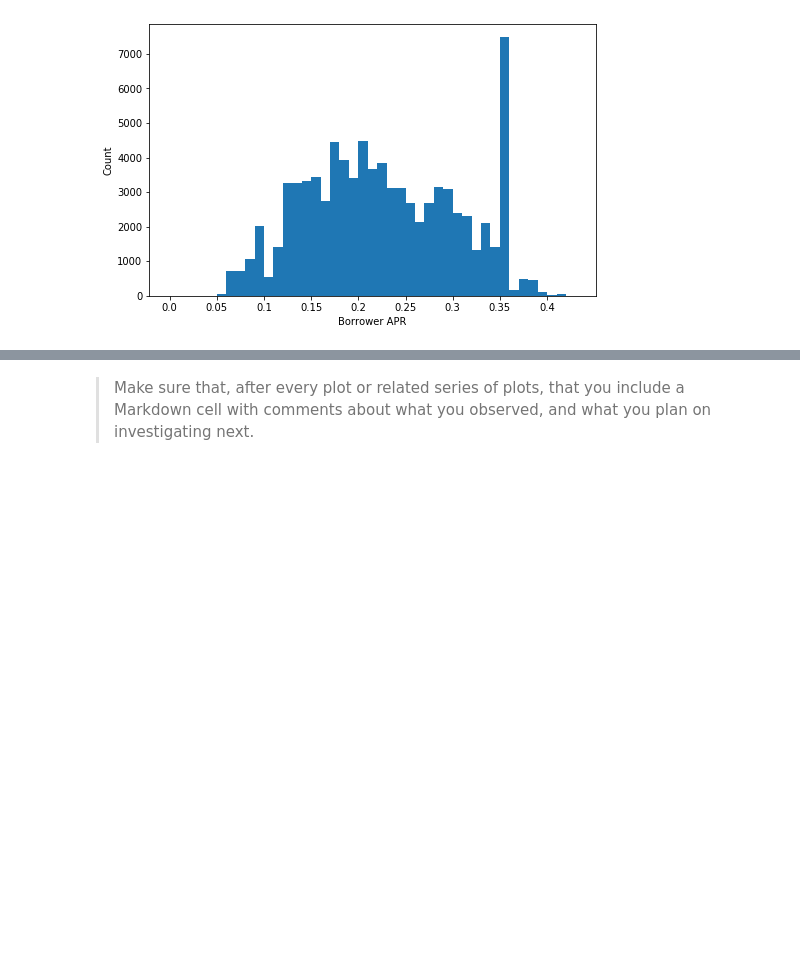
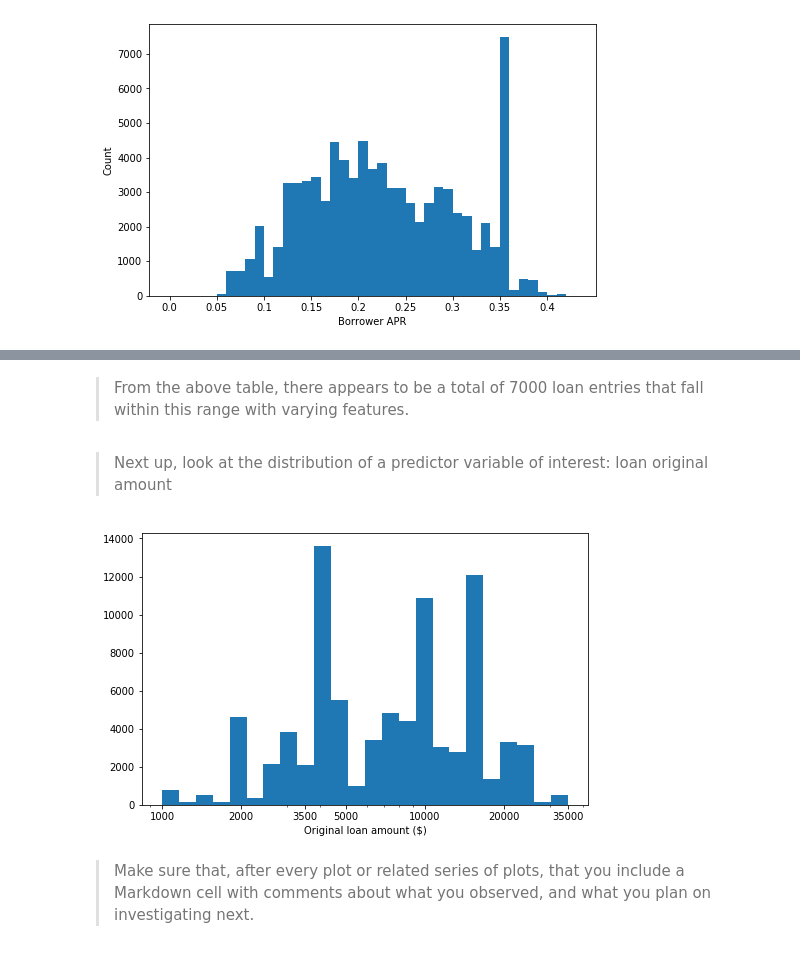
Before and after one commit to chukwume/prosperloandata, a Jupyter notebook: exploration_template.ipynb, the cells around one changed output, grey strips where cells are left out. Saved outputs shown, nothing was run; the diff lists cells and outputs as text; code cells hidden in the pictures; blank space fills up the shorter version.

Commit message:
feat: Add hist for original loan amount

```diff
--- a/exploration_template.ipynb
+++ b/exploration_template.ipynb
@@ -142,3 +146,20 @@ From the table above, all borrowers with APR above 0.43 seem to have unavailable
+# %% [markdown]
+> From the above table, there appears to be a total of 7000 loan entries that fall within this range with varying features.
+# %% [markdown]
+> Next up, look at the distribution of a predictor variable of interest: loan original amount
+# %%
+MIN = df_sub['loanoriginalamount'].min()
+MAX = df_sub['loanoriginalamount'].max()
+
+bins = 10 ** np.linspace(np.log10(MIN), np.log10(MAX), 25)
+plt.figure(figsize=[8, 5])
+plt.hist(data = df_sub, x = 'loanoriginalamount', bins=bins)
+plt.xscale('log')
+ticks = [1000, 2000, 3500, 5000, 10000, 20000, 35000]
+plt.xticks(ticks, ticks)
+plt.xlabel('Original loan amount ($)');
+# %% [output]
+[figure, added]
 # %% [markdown]
 > Make sure that, after every plot or related series of plots, that you
 include a Markdown cell with comments about what you observed, and what
```
Also changed, not shown: parts of 3 cells of this notebook.
